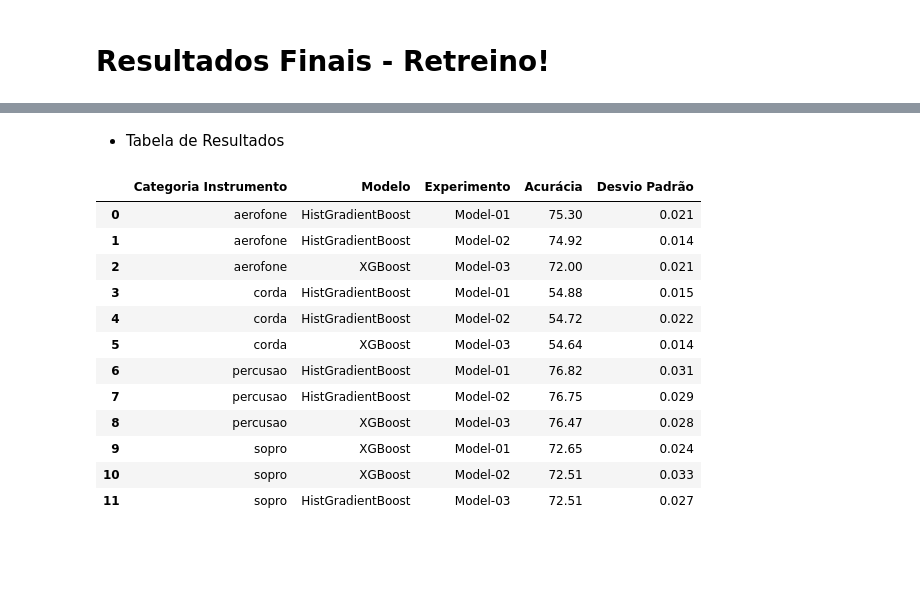
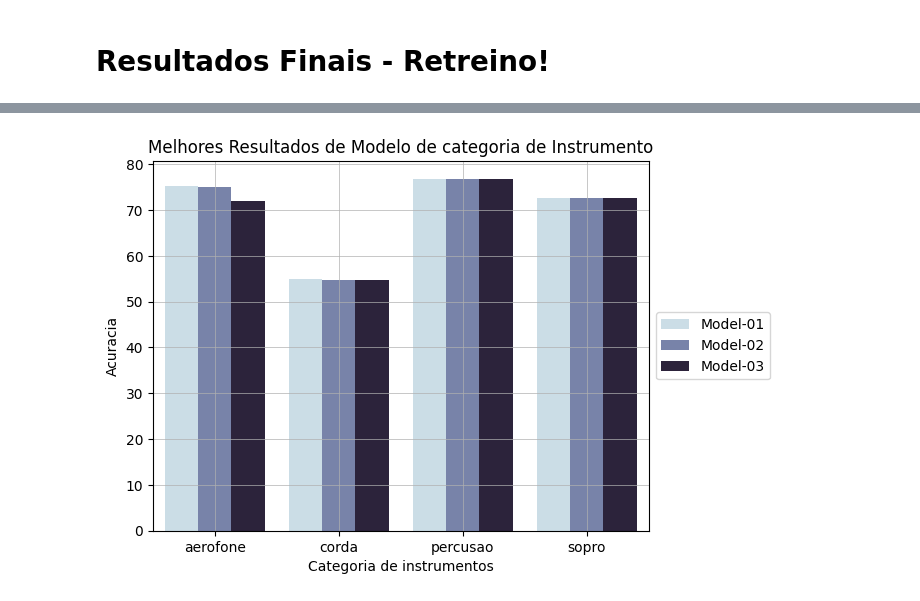
Before and after one commit to Douglas-cc/detected_instruments, a Jupyter notebook: notebooks/avaliacao_models.ipynb, the cells around one changed output, grey strips where cells are left out. Drawn from its saved outputs; the diff is of its cells as text; code cells hidden in the pictures; blank space fills up the shorter version.

```diff
--- a/notebooks/avaliacao_models.ipynb
+++ b/notebooks/avaliacao_models.ipynb
@@ -1935,23 +1688,0 @@ g.set_ylabels("Acuracia")
-# %%
-sns.set_style("darkgrid")
-
-# Definindo a altura e largura do gráfico
-fig, ax = plt.subplots(figsize=(8, 7))
-
-# Criando o gráfico de barras
-sns.barplot(data=results_final, x="base", y="accuracy_models", hue="name_model_test",  ci="sd", capsize=0.1, ax=ax)
-
-# Adicionando o desvio padrão como texto acima de cada barra
-y = results_final.accuracy_models.round(2)
-std_ac = results_final.std_accuracy_models.round(2)
-
-for i, bar in enumerate(ax.patches):
-    height = bar.get_height()
-    plt.text(bar.get_x() + bar.get_width() / 2, height + 0.01, f'*{std_ac[i]}', ha='center', rotation=30)
-
-plt.title("Acuracia por Categoria de instrumentos")
-plt.text(3.6, 0, '* Desvio Padrão', ha='left')
-plt.legend(loc='center left', bbox_to_anchor=(1, 0.5))
-plt.xlabel("Categoria de Instrumentos")
-plt.ylabel("Acuracia")
-plt.show()
@@ -1960,29 +1689,17 @@ plt.show()
-# %% [markdown]
-- Tabela de Resultados
-# %%
-table_resultados = results_final[['base', 'model','name_model_test', 'accuracy_models', 'std_accuracy_models']].copy()
-table_resultados["accuracy_models"] = table_resultados.accuracy_models.round(2)
-table_resultados["std_accuracy_models"] = table_resultados.std_accuracy_models.round(3)
-
-table_resultados = table_resultados.rename(columns={
-    "base":"Categoria Instrumento",
-    "model":"Modelo",
-    "name_model_test":"Experimento",
-    "accuracy_models":"Acurácia",
-    "std_accuracy_models":"Desvio Padrão"
-})
-table_resultados
-# %% [output]
-|  | Categoria Instrumento | Modelo | Experimento | Acurácia | Desvio Padrão |
-| 0 | aerofone | HistGradientBoost | Model-01 | 75.30 | 0.021 |
-| 1 | aerofone | HistGradientBoost | Model-02 | 74.92 | 0.014 |
-| 2 | aerofone | XGBoost | Model-03 | 72.00 | 0.021 |
-| 3 | corda | HistGradientBoost | Model-01 | 54.88 | 0.015 |
-| 4 | corda | HistGradientBoost | Model-02 | 54.72 | 0.022 |
-| 5 | corda | XGBoost | Model-03 | 54.64 | 0.014 |
-| 6 | percusao | HistGradientBoost | Model-01 | 76.82 | 0.031 |
-| 7 | percusao | HistGradientBoost | Model-02 | 76.75 | 0.029 |
-| 8 | percusao | XGBoost | Model-03 | 76.47 | 0.028 |
-| 9 | sopro | XGBoost | Model-01 | 72.65 | 0.024 |
-| 10 | sopro | XGBoost | Model-02 | 72.51 | 0.033 |
-| 11 | sopro | HistGradientBoost | Model-03 | 72.51 | 0.027 |
+# %%
+sns.barplot(
+    data = results_final,
+    x="base",
+    y="accuracy_models",
+    palette="ch:s=.25,rot=-.25",
+    hue="name_model_test"
+)
+plt.grid(linewidth=0.5)
+
+plt.title("Melhores Resultados de Modelo de categoria de Instrumento")
+plt.legend(loc='center left', bbox_to_anchor=(1, 0.5))
+plt.xlabel("Categoria de instrumentos")
+plt.ylabel("Acuracia")
+plt.show()
+# %% [output]
+[figure, added]
```
Also changed, not shown: parts of 62 cells of this notebook, 4 other files.
